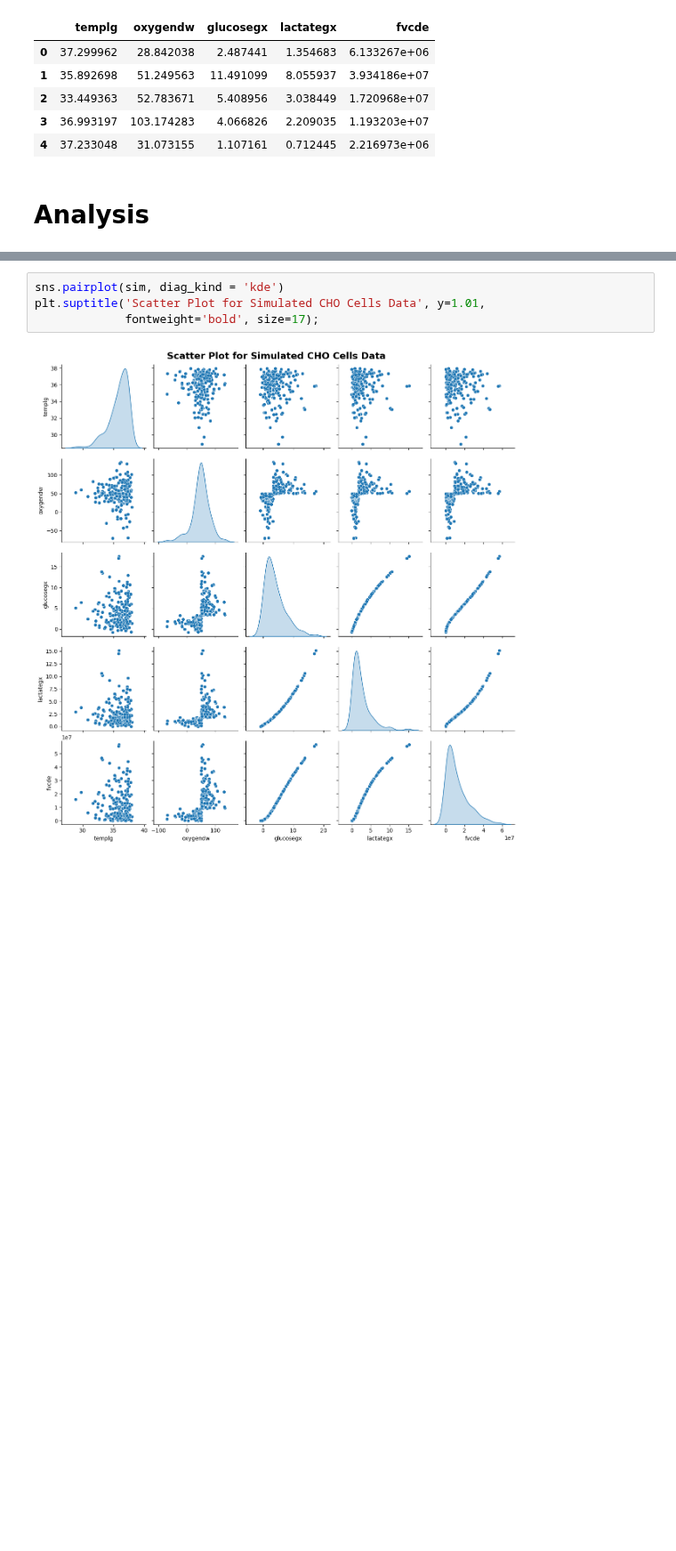
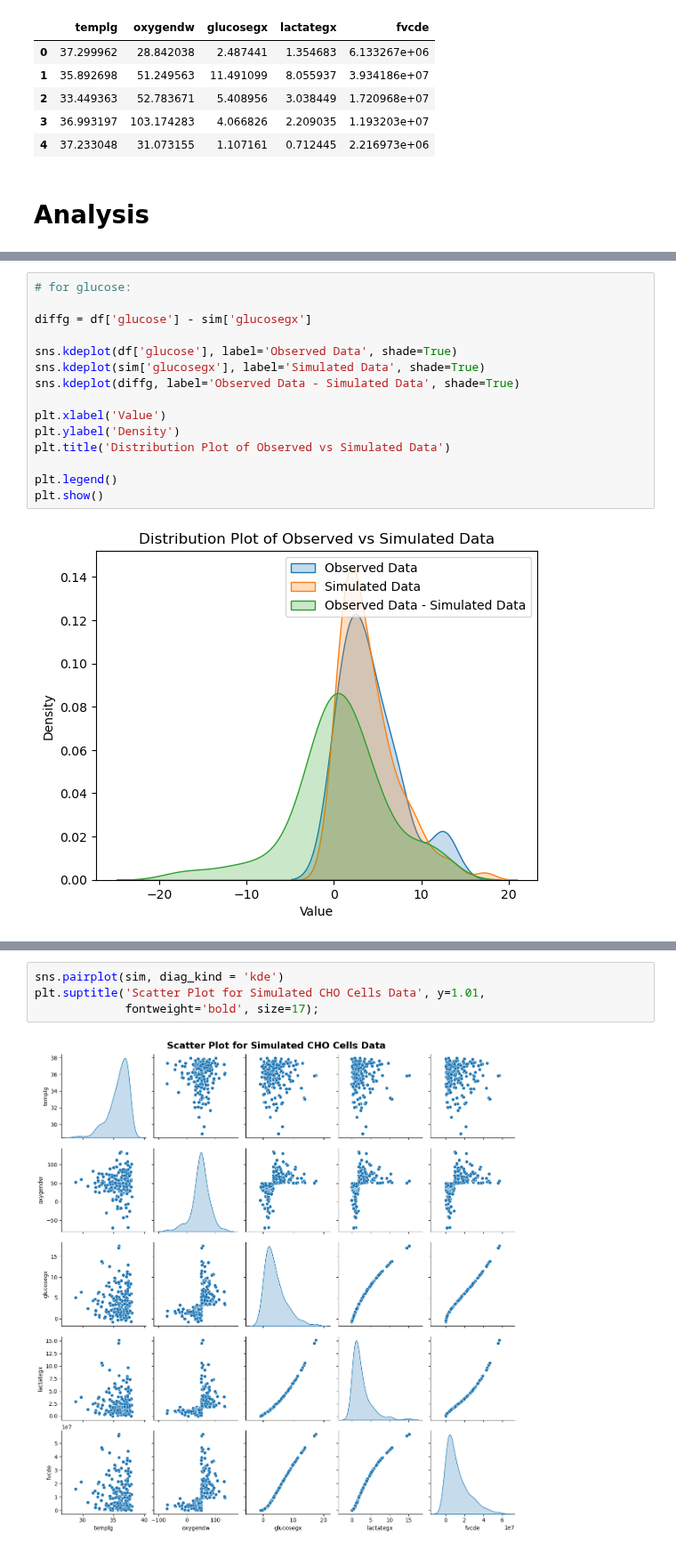
Before and after one commit to nurbujang/1progdaw23, a Jupyter notebook: project1.ipynb, the cells around one changed output, grey strips where cells are left out. Shown at 89% size. Cells and saved outputs as stored; diff of their text form; blank space fills up the shorter version.

```diff
--- a/project1.ipynb
+++ b/project1.ipynb
@@ -717,0 +775,17 @@ sim.head()
+# %%
+# for glucose:
+
+diffg = df['glucose'] - sim['glucosegx']
+
+sns.kdeplot(df['glucose'], label='Observed Data', shade=True)
+sns.kdeplot(sim['glucosegx'], label='Simulated Data', shade=True)
+sns.kdeplot(diffg, label='Observed Data - Simulated Data', shade=True)
+
+plt.xlabel('Value')
+plt.ylabel('Density')
+plt.title('Distribution Plot of Observed vs Simulated Data')
+
+plt.legend()
+plt.show()
+# %% [output]
+[figure, added]
```
Also changed, not shown: parts of 34 cells of this notebook, 1 other file.
